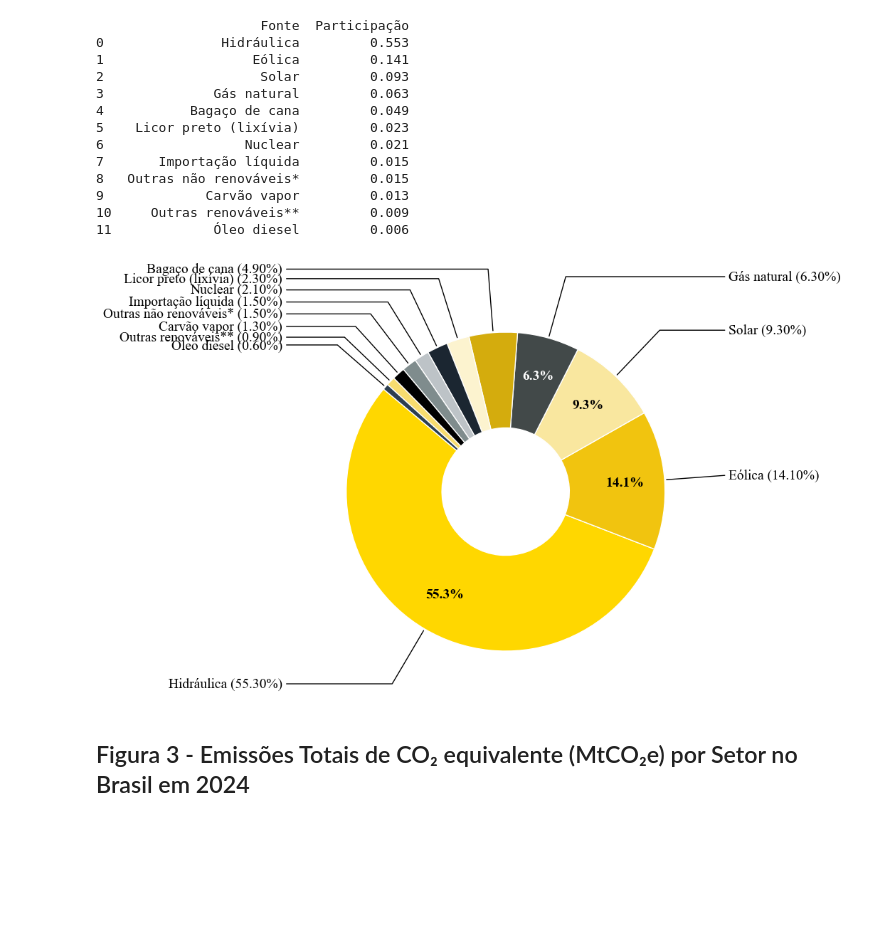
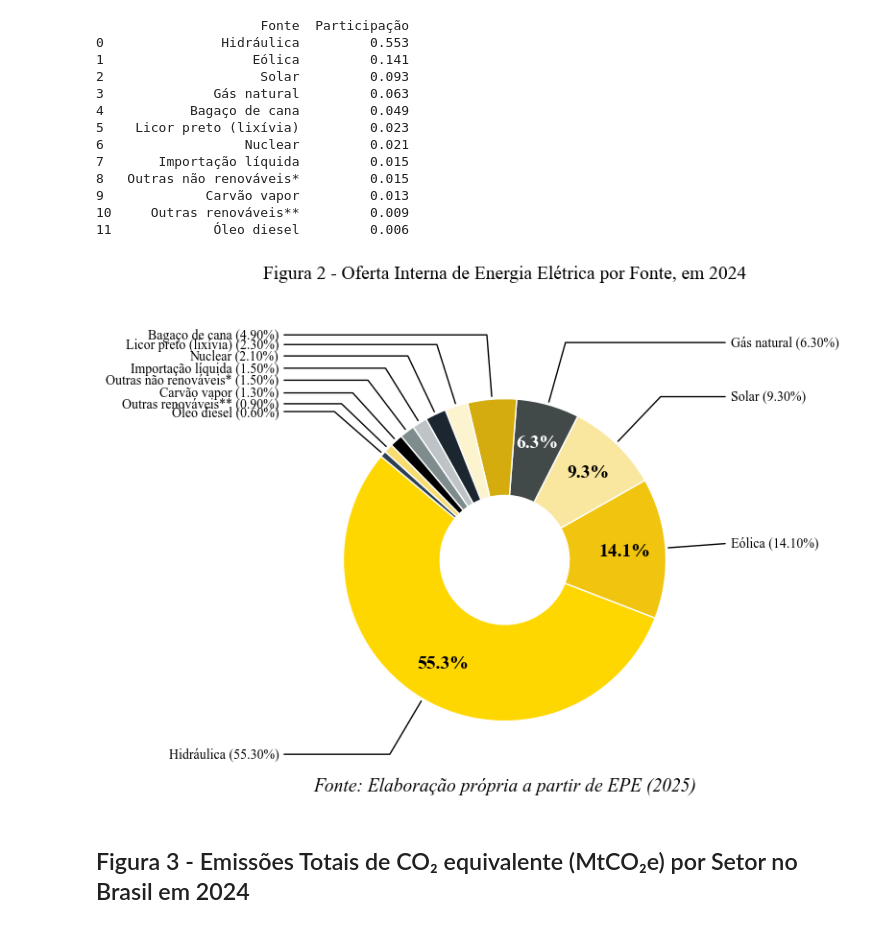
Before and after one commit to noguilhermee/mip-energia, a Jupyter notebook: app/Gráficos Iniciais.ipynb, the cells around one changed output. Saved outputs shown, nothing was run; the diff lists cells and outputs as text; code cells hidden in the pictures; blank space fills up the shorter version.

```diff
--- a/app/Gráficos Iniciais.ipynb
+++ b/app/Gráficos Iniciais.ipynb
@@ -42,12 +42,18 @@ print(df_1)
 # Configuração da fonte Times New Roman
 plt.rcParams['font.family'] = 'serif'
 plt.rcParams['font.serif'] = ['Times New Roman']
+TAMANHO_FONTE = 14
 
-fig, ax = plt.subplots(figsize=(7, 8), subplot_kw=dict(aspect="equal"))
+fig, ax = plt.subplots(figsize=(7, 6), subplot_kw=dict(aspect="equal"))
 colors = sns.color_palette('viridis', len(df_1))
 
 # Gráfico de rosca
-wedges, _ = ax.pie(df_1['Participação'], wedgeprops=dict(width=0.6, edgecolor='w'), startangle=160, colors=colors)
+wedges, _ = ax.pie(
+    df_1['Participação'],
+    wedgeprops=dict(width=0.6, edgecolor='w'),
+    startangle=160,
+    colors=colors
+)
 
 for i, p in enumerate(wedges):
     # Cálculo de ângulos e coordenadas
@@ -60,7 +66,6 @@ for i, p in enumerate(wedges):
     label_externo = f"{fonte_atual} ({df_1.iloc[i]['Participação']*100:.2f}%)"
 
     # --- AJUSTE ESPECÍFICO ---
-    # Aumentamos o deslocamento em Y para "empurrar" o texto para baixo
     off_x = 1.4 * np.sign(x)
     off_y = 1.4 * y
 
@@ -72,16 +77,20 @@ for i, p in enumerate(wedges):
                 horizontalalignment=horizontalalignment, verticalalignment='center',
                 arrowprops=dict(arrowstyle="-", color='black',
                 connectionstyle=f"angle,angleA=0,angleB={ang}"),
-                fontsize=14)
+                fontsize=TAMANHO_FONTE)
 
     # 2. Lógica para Porcentagem Interna (Apenas se > 5%)
     if df_1.iloc[i]['Participação'] > 0.05:
         # Posiciona o texto no centro da fatia (raio ~0.75 para um donut de width 0.5)
         pos_y, pos_x = 0.75 * np.sin(np.deg2rad(ang)), 0.75 * np.cos(np.deg2rad(ang))
         ax.text(pos_x, pos_y, f"{df_1.iloc[i]['Participação']*100:.1f}%",
-                ha='center', va='center', color='white', fontweight='bold', fontsize=15)
+                ha='center', va='center', color='white', fontweight='bold', fontsize=TAMANHO_FONTE+1)
+...
+
+plt.title("Figura 1 – Oferta Interna de Energia por Fonte, em 2024", fontsize=TAMANHO_FONTE, fontweight='normal', pad=60, family='serif')
+fig.text(0.5, 0.1, "Fonte: Elaboração própria a partir de EPE (2025)", ha='center', fontsize=TAMANHO_FONTE, family='serif', style='italic')
 
 plt.subplots_adjust(left=0.1, right=0.9, top=0.85, bottom=0.15)
-plt.savefig('../data/graphs/figura1.svg', dpi=800, bbox_inches='tight')
+plt.savefig('../data/graphs/figura1.png', dpi=300, bbox_inches='tight')
 plt.show()
 # %% [output]
@@ -114,7 +123,7 @@ print(df_2)
 # Configuração Padrão Acadêmico
 plt.rcParams['font.family'] = 'serif'
 plt.rcParams['font.serif'] = ['Times New Roman']
-TAMANHO_FONTE = 14
+TAMANHO_FONTE = 10
 
 # Mapeamento de cores: Amarelos para Renováveis, Cinzas/Preto para Não Renováveis
 def get_color(fonte):
@@ -130,39 +139,42 @@ def get_color(fonte):
 
 colors = [get_color(f) for f in df_2['Fonte']]
 
-fig, ax = plt.subplots(figsize=(10, 8), subplot_kw=dict(aspect="equal"))
+fig, ax = plt.subplots(figsize=(7, 6), subplot_kw=dict(aspect="equal"))
 
 # Gráfico de rosca
 wedges, _ = ax.pie(df_2['Participação'], wedgeprops=dict(width=0.6, edgecolor='w'), startangle=140, colors=colors)
 
 for i, p in enumerate(wedges):
     ang = (p.theta2 - p.theta1)/2. + p.theta1
     y, x = np.sin(np.deg2rad(ang)), np.cos(np.deg2rad(ang))
 
     # Rótulo Externo: Fonte (0,00%)
     horizontalalignment = {-1: "right", 1: "left"}[int(np.sign(x))]
     label_externo = f"{df_2.iloc[i]['Fonte']} ({df_2.iloc[i]['Participação']*100:.2f}%)"
 
     ax.annotate(label_externo, xy=(x, y), xytext=(1.4 * np.sign(x), 1.4 * y),
                 horizontalalignment=horizontalalignment, verticalalignment='center',
                 arrowprops=dict(arrowstyle="-", color='black',
                                 connectionstyle=f"angle,angleA=0,angleB={ang}"),
                 fontsize=TAMANHO_FONTE)
 
     # Porcentagem Interna (> 5%) com contraste automático
     if df_2.iloc[i]['Participação'] > 0.05:
         pos_y, pos_x = 0.75 * np.sin(np.deg2rad(ang)), 0.75 * np.cos(np.deg2rad(ang))
         cor_fatia = colors[i].upper()
         cor_texto = 'white' if cor_fatia in ['#000000', '#424949', '#1B2631', '#2C3E50'] else 'black'
 
         ax.text(pos_x, pos_y, f"{df_2.iloc[i]['Participação']*100:.1f}%",
-                ha='center', va='center', color=cor_texto, fontweight='bold', fontsize=TAMANHO_FONTE)
+                ha='center', va='center', color=cor_texto, fontweight='bold', fontsize=TAMANHO_FONTE+4)
+
+plt.title("Figura 2 - Oferta Interna de Energia Elétrica por Fonte, em 2024", fontsize=TAMANHO_FONTE+4, fontweight='normal', pad=60, family='serif')
+fig.text(0.5, 0.1, "Fonte: Elaboração própria a partir de EPE (2025)", ha='center', fontsize=TAMANHO_FONTE+4, family='serif', style='italic')
 
 plt.subplots_adjust(left=0.2, right=0.8, top=0.85, bottom=0.15)
-plt.savefig('../data/graphs/figura2.svg', dpi=800, bbox_inches='tight')
+plt.savefig('../data/graphs/figura2.png', dpi=300, bbox_inches='tight')
 plt.show()
 # %% [output]
-[figure, old version]
+[figure, new version]
 # %% [markdown]
 ## Figura 3 - Emissões Totais de CO₂ equivalente (MtCO₂e) por Setor no Brasil em 2024
 # %%
```
Also changed, not shown: parts of 1 cell of this notebook, 4 other files.
